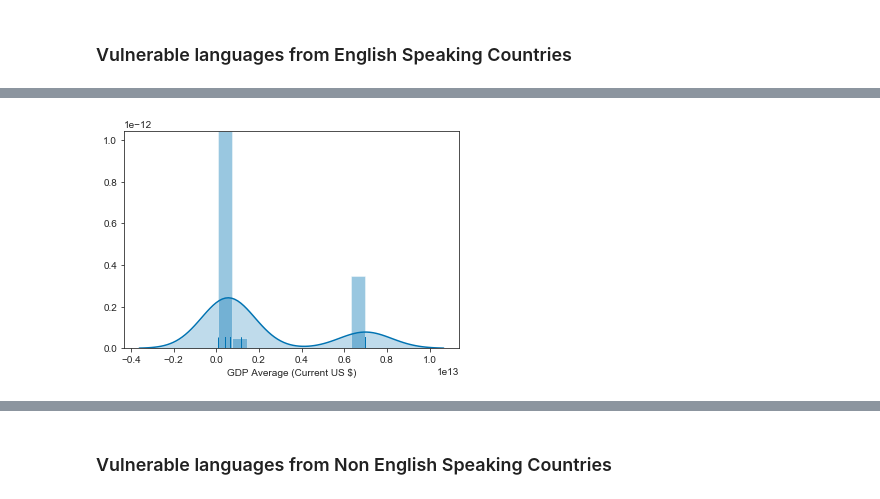
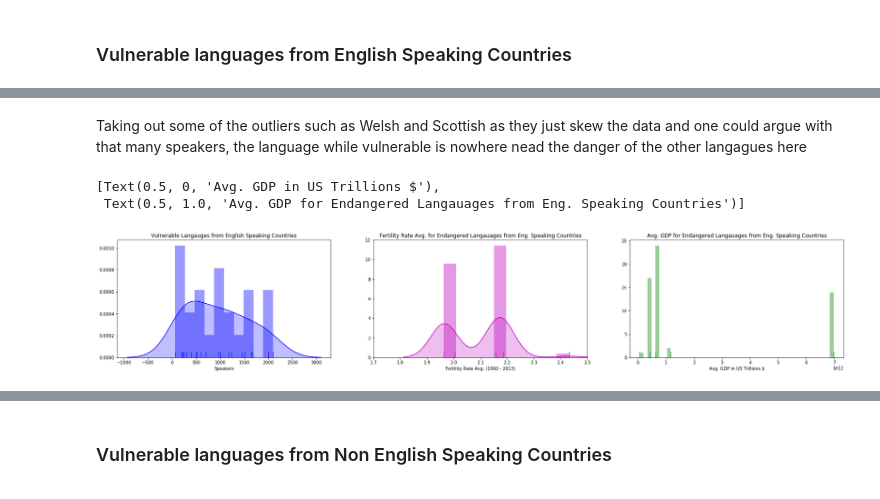
Before and after one commit to AlexEBall/Endangered_Languages_Capstone_Proj_1, a Jupyter notebook: Endangered Language EDA.ipynb, the cells around one changed output, grey strips where cells are left out. Saved outputs shown, nothing was run; the diff lists cells and outputs as text; code cells hidden in the pictures.

```diff
--- a/Endangered Language EDA.ipynb
+++ b/Endangered Language EDA.ipynb
@@ -165,5 +153,25 @@ v_eng3 = sns.distplot(vulnerable_eng['Fertility Rate Avg'], bins=10, kde=True, r
-# %%
-int_gdp = vulnerable_eng['GDP Average (Current US $)'].astype(int)
-v_eng4 = sns.distplot(int_gdp, bins=10, kde=True, rug=True, kde_kws={'shade': True})
-# %% [output]
-[figure, removed]
+# %% [markdown]
+Taking out some of the outliers such as Welsh and Scottish as they just skew the data and one could argue with that many speakers, the language while vulnerable is nowhere nead the danger of the other langagues here
+# %%
+fig, (ax0, ax1, ax2) = plt.subplots(nrows=1 ,ncols=3, sharey=False, figsize=(30,5))
+
+sns.distplot(vulnerable_eng_no_outliers['Speakers'], bins=10, kde=True, rug=True, kde_kws={'shade': True},
+             ax=ax0, color='b')
+ax0.set(title='Vulnerable Langauges from English Speaking Countries')
+
+sns.distplot(vulnerable_eng['Fertility Rate Avg'], bins=10, kde=True, rug=True,
+             kde_kws={'shade': True}, ax=ax1, color='m')
+ax1.set(xlabel="Fertility Rate Avg. (1960 - 2013)", xlim=(1.7, 2.5),
+        title='Fertility Rate Avg. for Endangered Langauages from Eng. Speaking Countries')
+
+# To change the values from scientific notation into int
+int_gdp = vulnerable_eng['GDP Average (Current US $)'].astype(int)
+sns.distplot(int_gdp, bins=50, hist=True, kde=False, rug=True, kde_kws={'shade': True}, ax=ax2, color='g')
+ax2.set(xlabel="Avg. GDP in US Trillions $",
+        title='Avg. GDP for Endangered Langauages from Eng. Speaking Countries')
+
+# ax1.legend()
+# %% [output]
+[Text(0.5, 0, 'Avg. GDP in US Trillions $'),
+ Text(0.5, 1.0, 'Avg. GDP for Endangered Langauages from Eng. Speaking Countries')]
+[figure, added]
```
Also changed, not shown: parts of 43 cells of this notebook, 1 other file.
